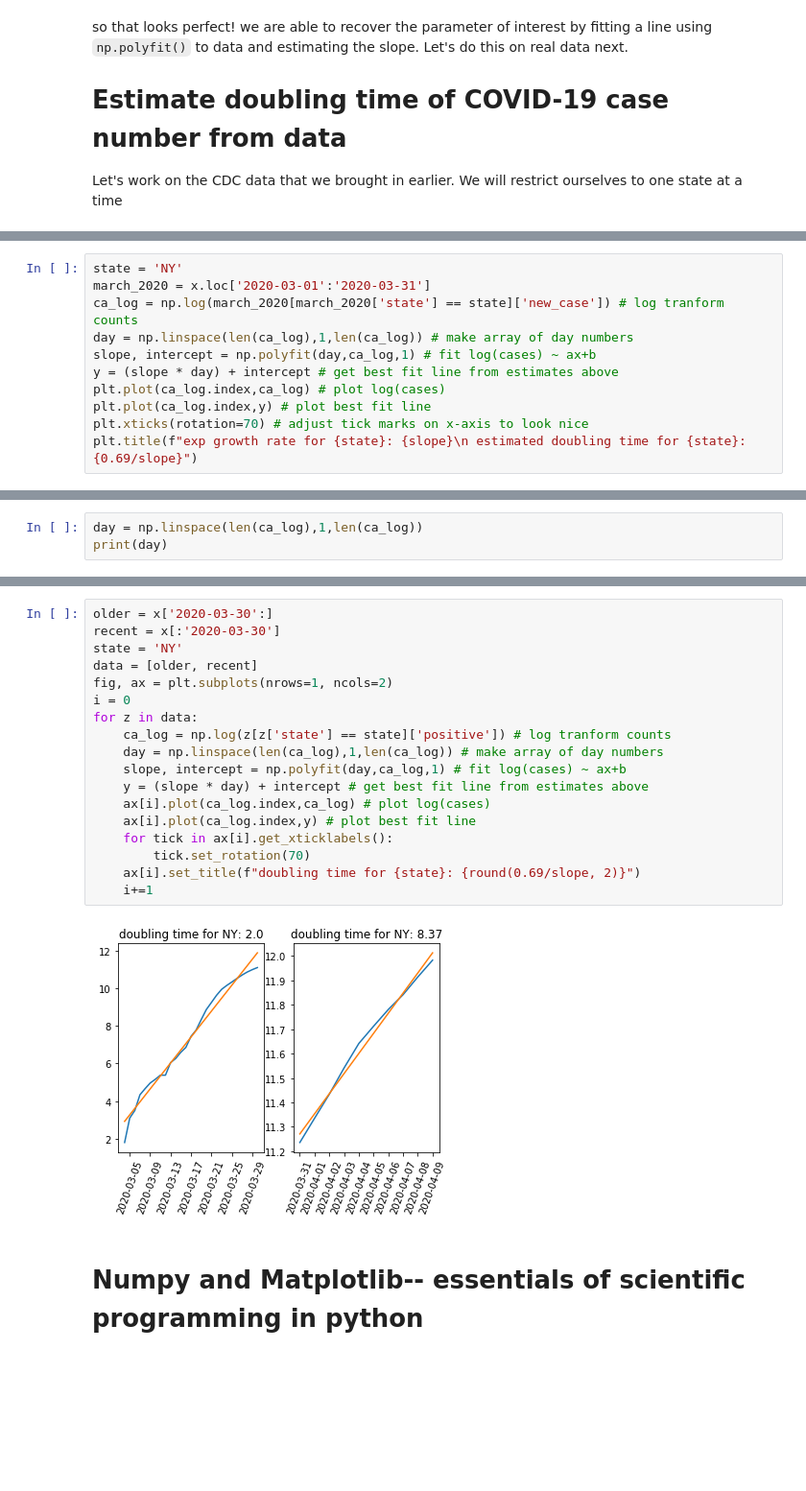
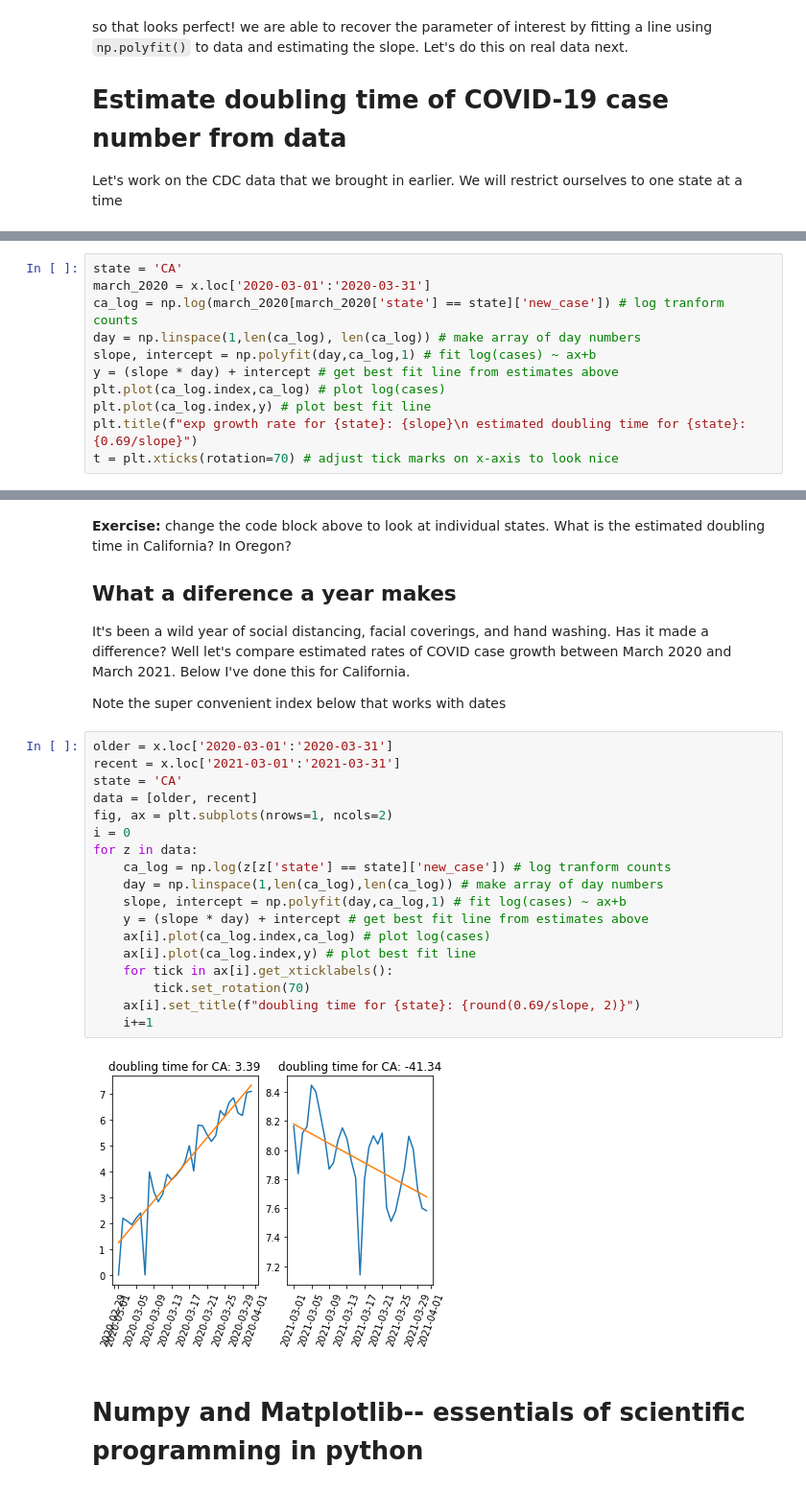
Before and after one commit to andrewkern/bio399, a Jupyter notebook: week2.ipynb, the cells around one changed output, grey strips where cells are left out. Shown at 96% size. Saved outputs shown, nothing was run; the diff lists cells and outputs as text; blank space fills up the shorter version.

```diff
--- a/week2.ipynb
+++ b/week2.ipynb
@@ -221,12 +223,12 @@ See the caveats in the documentation: https://pandas.pydata.org/pandas-docs/stab
 # %%
-state = 'NY'
+state = 'CA'
 march_2020 = x.loc['2020-03-01':'2020-03-31']
 ca_log = np.log(march_2020[march_2020['state'] == state]['new_case']) # log tranform counts
-day = np.linspace(len(ca_log),1,len(ca_log)) # make array of day numbers
+day = np.linspace(1,len(ca_log), len(ca_log)) # make array of day numbers
 slope, intercept = np.polyfit(day,ca_log,1) # fit log(cases) ~ ax+b
 y = (slope * day) + intercept # get best fit line from estimates above
 plt.plot(ca_log.index,ca_log) # plot log(cases)
 plt.plot(ca_log.index,y) # plot best fit line
-plt.xticks(rotation=70) # adjust tick marks on x-axis to look nice
 plt.title(f"exp growth rate for {state}: {slope}\n estimated doubling time for {state}: {0.69/slope}")
+t = plt.xticks(rotation=70) # adjust tick marks on x-axis to look nice
 # %% [output]
@@ -251,3 +235,0 @@ Name: new_case, Length: 440, dtype: int64
-# %%
-day = np.linspace(len(ca_log),1,len(ca_log))
-print(day)
@@ -266,23 +236,31 @@ Note the super convenient index below that works with dates
+# %% [markdown]
+**Exercise:** change the code block above to look at individual states. What is the estimated doubling time in California? In Oregon?
+
+
+## What a diference a year makes
+It's been a wild year of social distancing, facial coverings, and hand washing. Has it made a difference? Well let's compare estimated rates of COVID case growth between March 2020 and March 2021. Below I've done this for California.
+
+Note the super convenient index below that works with dates
 # %%
-older = x['2020-03-30':]
-recent = x[:'2020-03-30']
-state = 'NY'
+older = x.loc['2020-03-01':'2020-03-31']
+recent = x.loc['2021-03-01':'2021-03-31']
+state = 'CA'
 data = [older, recent]
 fig, ax = plt.subplots(nrows=1, ncols=2)
 i = 0
 for z in data:
-    ca_log = np.log(z[z['state'] == state]['positive']) # log tranform counts
-    day = np.linspace(len(ca_log),1,len(ca_log)) # make array of day numbers
+    ca_log = np.log(z[z['state'] == state]['new_case']) # log tranform counts
+    day = np.linspace(1,len(ca_log),len(ca_log)) # make array of day numbers
     slope, intercept = np.polyfit(day,ca_log,1) # fit log(cases) ~ ax+b
     y = (slope * day) + intercept # get best fit line from estimates above
     ax[i].plot(ca_log.index,ca_log) # plot log(cases)
     ax[i].plot(ca_log.index,y) # plot best fit line
     for tick in ax[i].get_xticklabels():
         tick.set_rotation(70)
     ax[i].set_title(f"doubling time for {state}: {round(0.69/slope, 2)}")
     i+=1
 # %% [output]
-[figure, old version]
+[figure, new version]
 # %% [markdown]
 # Numpy and Matplotlib-- essentials of scientific programming in python
 # %% [markdown]
```
Also changed, not shown: parts of 28 cells of this notebook.
